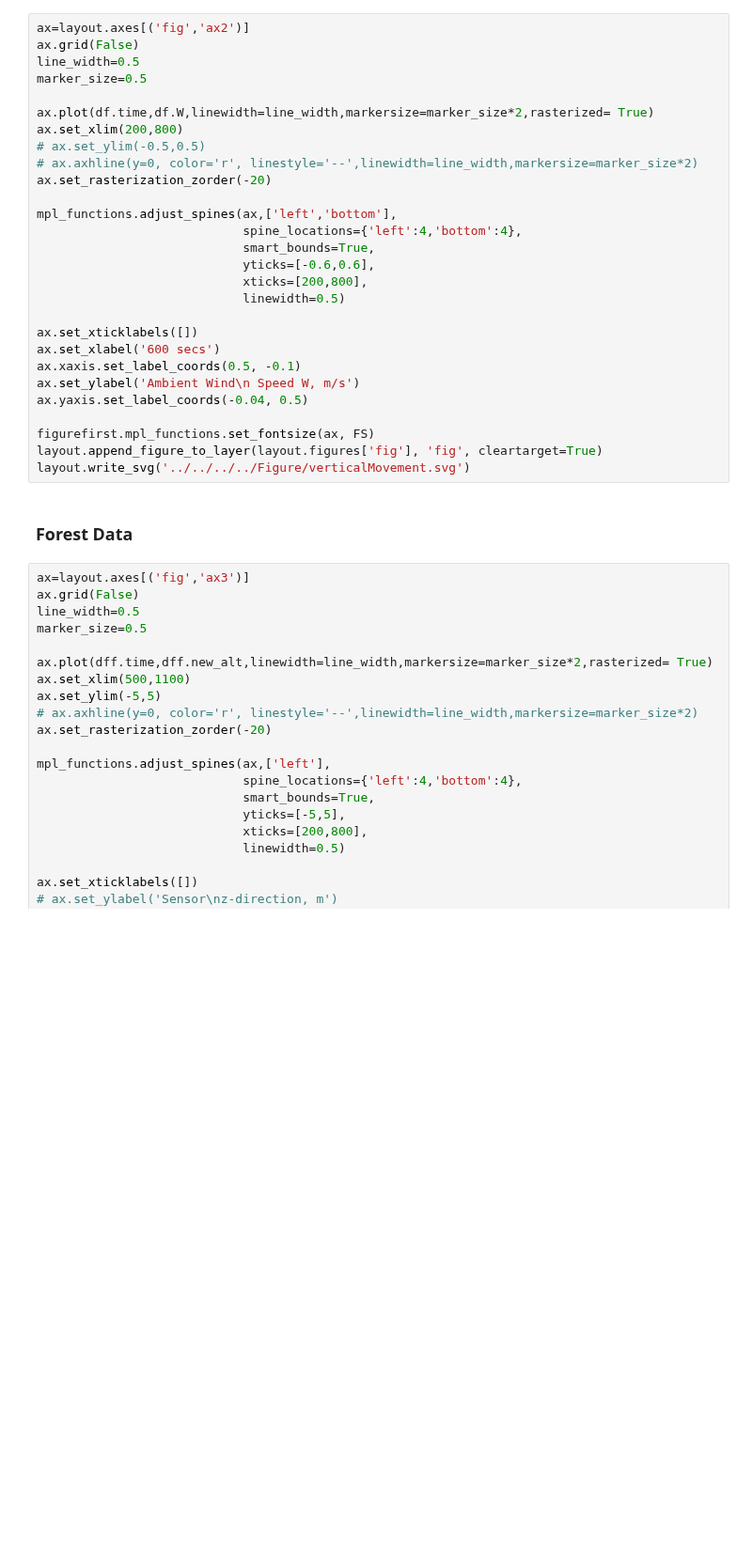
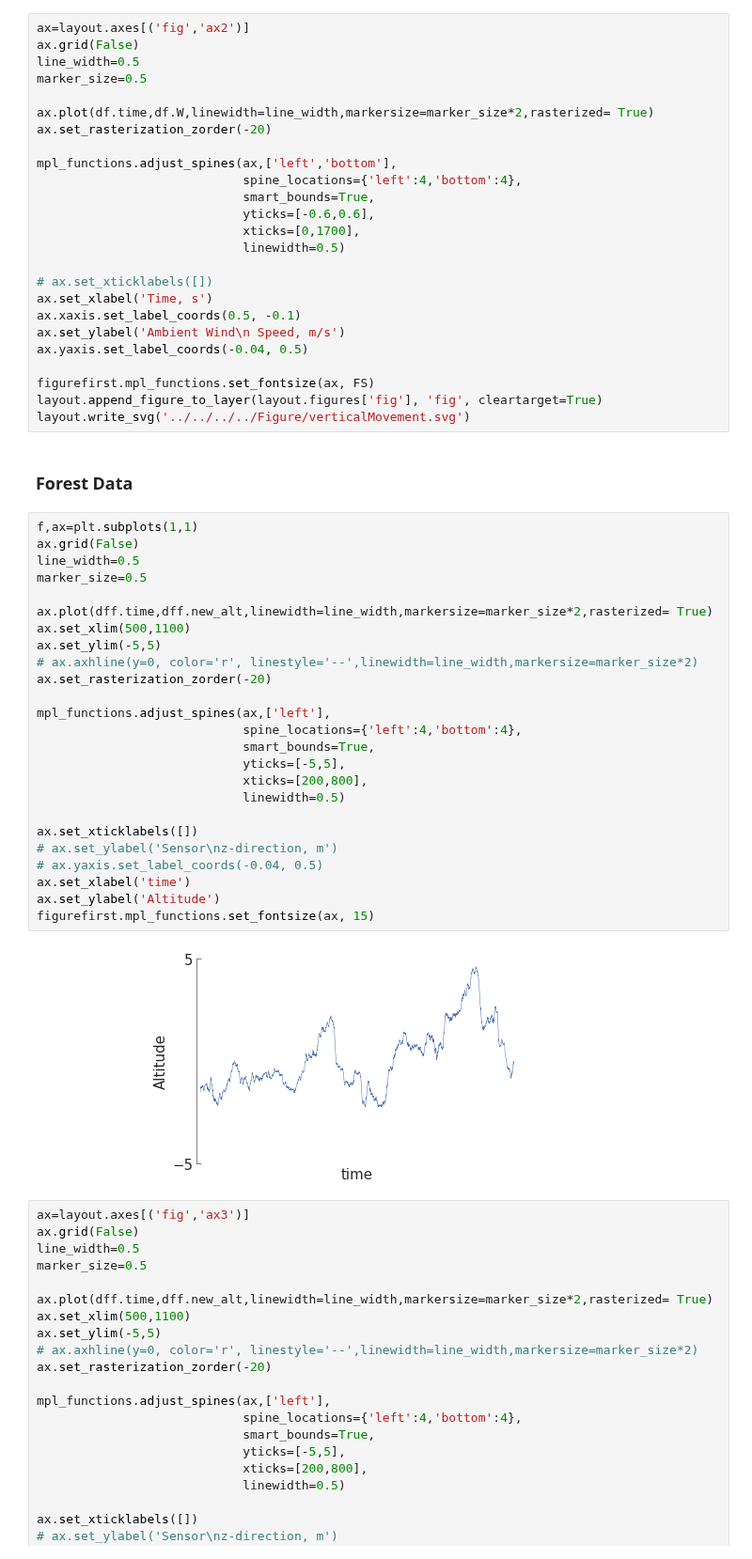
Before and after one commit to arunavanag591/odor_analysis, a Jupyter notebook: data_exploration/figure/Supplemental/verticalMovement.ipynb, the cells around one changed output. Shown at 94% size. Drawn from its saved outputs; the diff is of its cells as text; blank space fills up the shorter version.

```diff
--- a/data_exploration/figure/Supplemental/verticalMovement.ipynb
+++ b/data_exploration/figure/Supplemental/verticalMovement.ipynb
@@ -91,22 +91,19 @@ line_width=0.5
 marker_size=0.5
 
 ax.plot(df.time,df.W,linewidth=line_width,markersize=marker_size*2,rasterized= True)
-ax.set_xlim(200,800)
-# ax.set_ylim(-0.5,0.5)
-# ax.axhline(y=0, color='r', linestyle='--',linewidth=line_width,markersize=marker_size*2)
 ax.set_rasterization_zorder(-20)
 
 mpl_functions.adjust_spines(ax,['left','bottom'],
                             spine_locations={'left':4,'bottom':4},
                             smart_bounds=True,
                             yticks=[-0.6,0.6],
-                            xticks=[200,800],
+                            xticks=[0,1700],
                             linewidth=0.5)
 
-ax.set_xticklabels([])
-ax.set_xlabel('600 secs')
+# ax.set_xticklabels([])
+ax.set_xlabel('Time, s')
 ax.xaxis.set_label_coords(0.5, -0.1)
-ax.set_ylabel('Ambient Wind\n Speed W, m/s')
+ax.set_ylabel('Ambient Wind\n Speed, m/s')
 ax.yaxis.set_label_coords(-0.04, 0.5)
 
 figurefirst.mpl_functions.set_fontsize(ax, FS)
@@ -114,6 +111,33 @@ layout.append_figure_to_layer(layout.figures['fig'], 'fig', cleartarget=True)
 layout.write_svg('../../../../Figure/verticalMovement.svg')
 # %% [markdown]
 ### Forest Data
+# %%
+f,ax=plt.subplots(1,1)
+ax.grid(False)
+line_width=0.5
+marker_size=0.5
+
+ax.plot(dff.time,dff.new_alt,linewidth=line_width,markersize=marker_size*2,rasterized= True)
+ax.set_xlim(500,1100)
+ax.set_ylim(-5,5)
+# ax.axhline(y=0, color='r', linestyle='--',linewidth=line_width,markersize=marker_size*2)
+ax.set_rasterization_zorder(-20)
+
+mpl_functions.adjust_spines(ax,['left'],
+                            spine_locations={'left':4,'bottom':4},
+                            smart_bounds=True,
+                            yticks=[-5,5],
+                            xticks=[200,800],
+                            linewidth=0.5)
+
+ax.set_xticklabels([])
+# ax.set_ylabel('Sensor\nz-direction, m')
+# ax.yaxis.set_label_coords(-0.04, 0.5)
+ax.set_xlabel('time')
+ax.set_ylabel('Altitude')
+figurefirst.mpl_functions.set_fontsize(ax, 15)
+# %% [output]
+[figure, added]
 # %%
 ax=layout.axes[('fig','ax3')]
 ax.grid(False)
```
Also changed, not shown: parts of 2 cells of this notebook, 11 other files.
